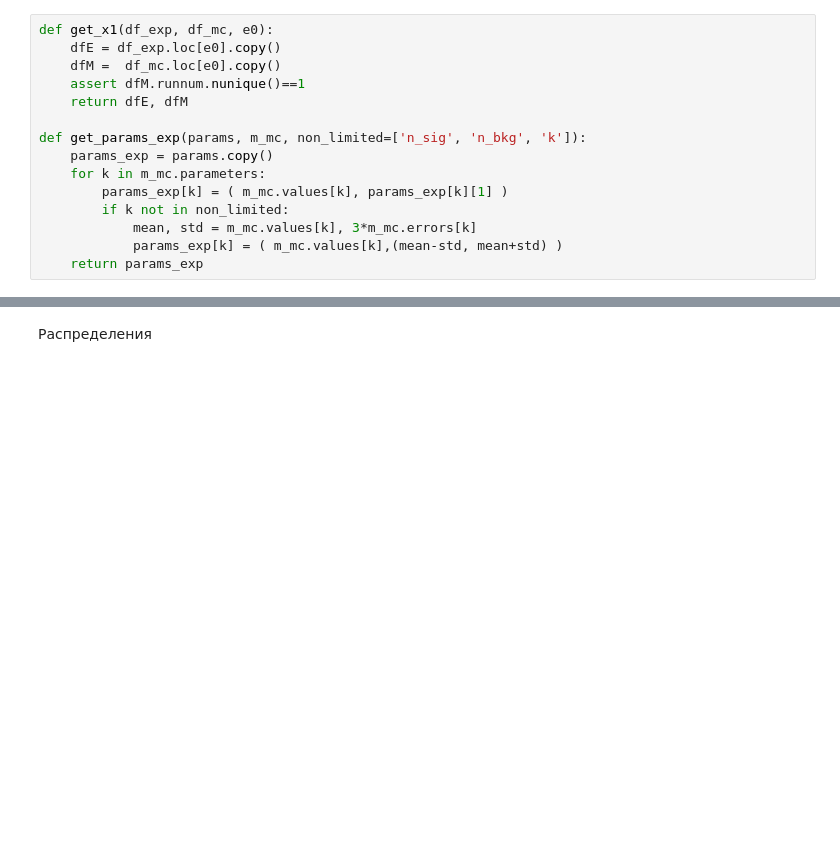
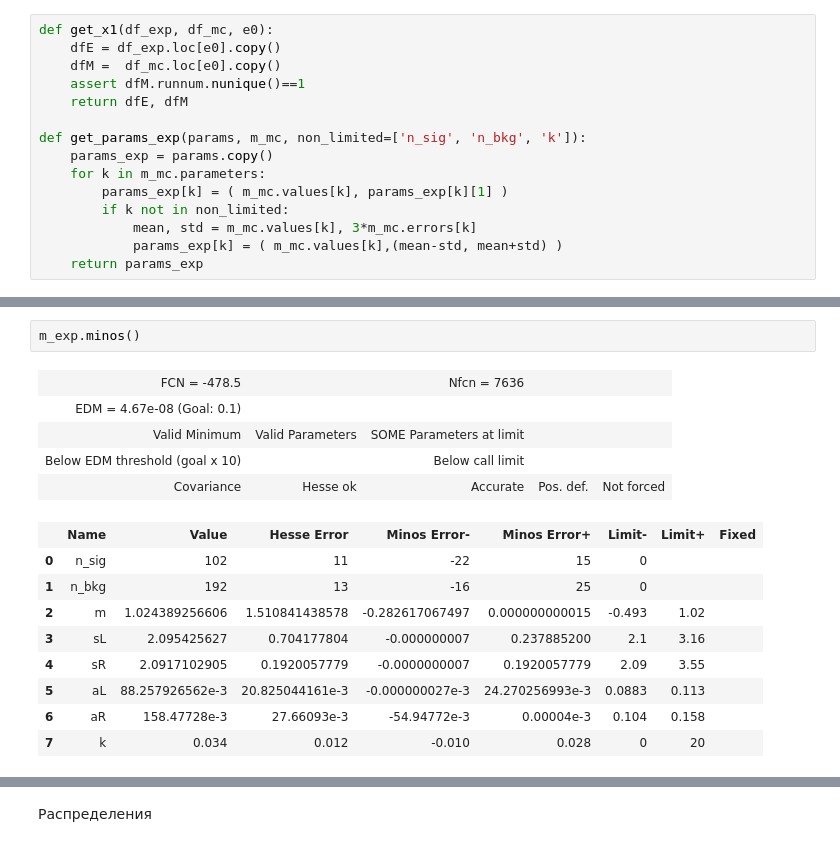
Before and after one commit to nikita-p/kskl20, a Jupyter notebook: notebooks/03. Cross section.ipynb, the cells around one changed output, grey strips where cells are left out. Drawn from its saved outputs; the diff is of its cells as text; blank space fills up the shorter version.

```diff
--- a/notebooks/03. Cross section.ipynb
+++ b/notebooks/03. Cross section.ipynb
@@ -110,0 +90,17 @@ m_exp.simplex().migrad(iterate=20).migrad().migrad()
+# %%
+m_exp.minos()
+# %% [output]
+| FCN = -478.5 |  | Nfcn = 7636 |  |  |
+| EDM = 4.67e-08 (Goal: 0.1) |  |  |  |  |
+| Valid Minimum | Valid Parameters | SOME Parameters at limit |  |  |
+| Below EDM threshold (goal x 10) |  | Below call limit |  |  |
+| Covariance | Hesse ok | Accurate | Pos. def. | Not forced |
+|  | Name | Value | Hesse Error | Minos Error- | Minos Error+ | Limit- | Limit+ | Fixed |
+| 0 | n_sig | 102 | 11 | -22 | 15 | 0 |  |  |
+| 1 | n_bkg | 192 | 13 | -16 | 25 | 0 |  |  |
+| 2 | m | 1.024389256606 | 1.510841438578 | -0.282617067497 | 0.000000000015 | -0.493 | 1.02 |  |
+| 3 | sL | 2.095425627 | 0.704177804 | -0.000000007 | 0.237885200 | 2.1 | 3.16 |  |
+| 4 | sR | 2.0917102905 | 0.1920057779 | -0.0000000007 | 0.1920057779 | 2.09 | 3.55 |  |
+| 5 | aL | 88.257926562e-3 | 20.825044161e-3 | -0.000000027e-3 | 24.270256993e-3 | 0.0883 | 0.113 |  |
+| 6 | aR | 158.47728e-3 | 27.66093e-3 | -54.94772e-3 | 0.00004e-3 | 0.104 | 0.158 |  |
+| 7 | k | 0.034 | 0.012 | -0.010 | 0.028 | 0 | 20 |  |
```
Also changed, not shown: parts of 12 cells of this notebook, 3 other files.
